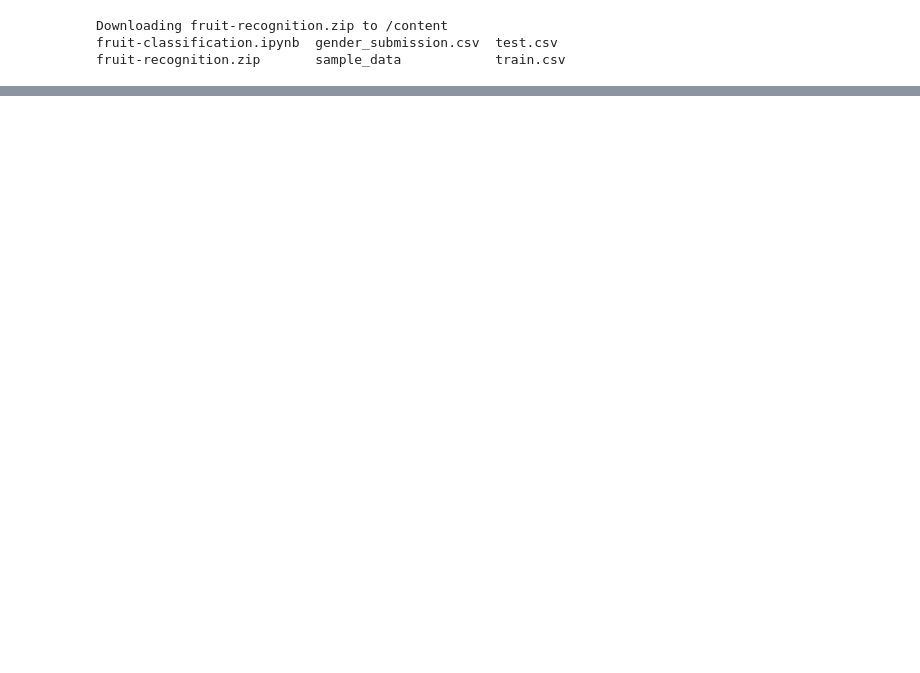
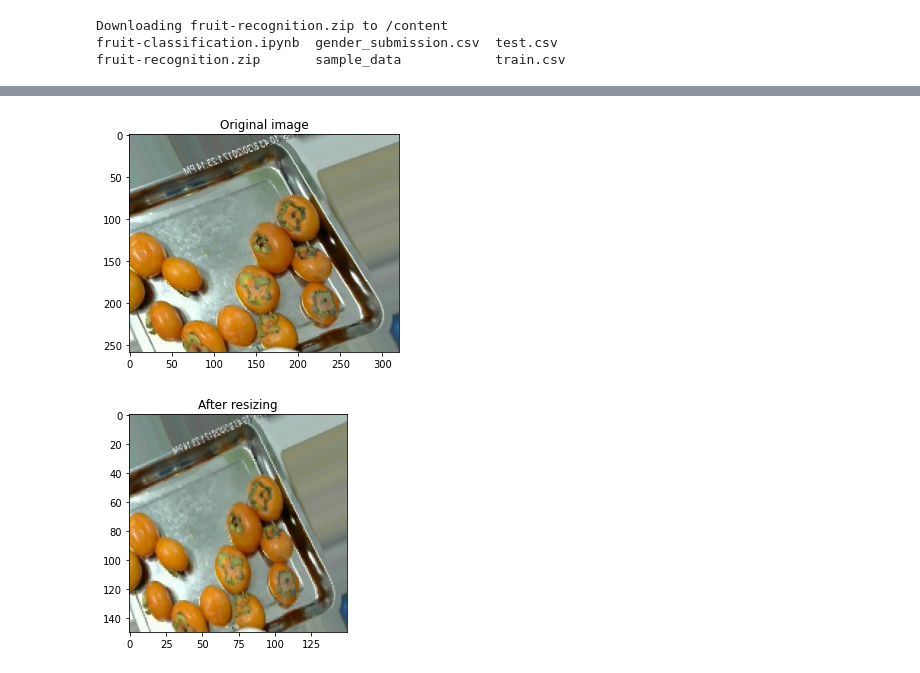
Before and after one commit to kuangzy2011/datasets, a Jupyter notebook: fruit.ipynb, the cells around one changed output, grey strips where cells are left out. Cells and saved outputs as stored; diff of their text form; code cells hidden in the pictures; blank space fills up the shorter version.

```diff
--- a/fruit.ipynb
+++ b/fruit.ipynb
@@ -46,0 +153,14 @@ fruit-recognition.zip       sample_data            train.csv
+# %%
+#2. Train the neural network from scratch with Keras and w/o generator
+# The pictures will be resized to have the same size for the neural network
+img = plt.imread(df.path[0])
+plt.imshow(img)
+plt.title("Original image")
+plt.show()
+
+plt.imshow(cv2.resize(img, (150,150)))
+plt.title("After resizing")
+plt.show()
+# %% [output]
+[figure, added]
+[figure, added]
```
Also changed, not shown: parts of 25 cells of this notebook.
